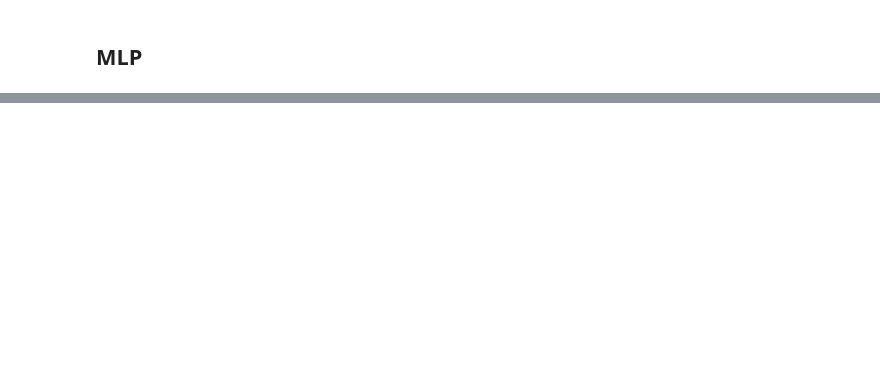
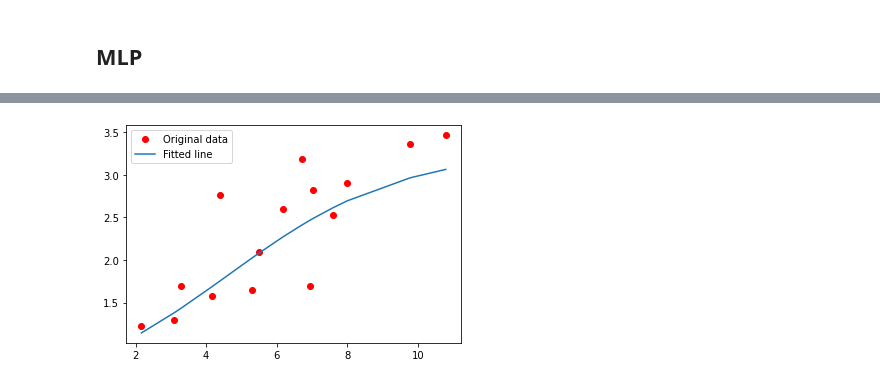
Before and after one commit to tlpss/ML_course, a Jupyter notebook: labs/ex08/template/ex08.ipynb, the cells around one changed output, grey strips where cells are left out. Saved outputs shown, nothing was run; the diff lists cells and outputs as text; code cells hidden in the pictures; blank space fills up the shorter version.

```diff
--- a/labs/ex08/template/ex08.ipynb
+++ b/labs/ex08/template/ex08.ipynb
@@ -132,23 +151,29 @@ class MLP(nn.Module):
     def __init__(self, hidden_size):
         super(MLP, self).__init__()
         # TODO: Define parameters / layers of a multi-layered perceptron with one hidden layer
-        raise NotImplementedError
+        self.lin1 = nn.Linear(1,hidden_size,True)
+        self.lin2 = nn.Linear(hidden_size,1,True)
 
     def forward(self, x):
-        raise NotImplementedError
+        x =  F.sigmoid(self.lin1(x))
+        x = self.lin2(x)
+        return x
 
 # TODO: Play with learning rate, hidden size, and optimizer type for multi-layered perceptron
-hidden_size = ...
-learning_rate = ...
+hidden_size = 1
+learning_rate = 1e-1
+lossfunc = torch.nn.MSELoss()
 
 model = MLP(hidden_size=hidden_size)
 
-optimizer = ...
+optimizer = torch.optim.SGD(model.parameters(), lr= learning_rate)
+
 
 train(features=x_train,
       labels=y_train,
       model=model,
       lossfunc=lossfunc,
       optimizer=optimizer,
-      num_epoch=300)
+      num_epoch=1000)
 visualize(x_train, y_train, model)
+# %% [output]
@@ -154,0 +197 @@ visualize(x_train, y_train, model)
+[figure, added]
```
Also changed, not shown: parts of 6 cells of this notebook.
